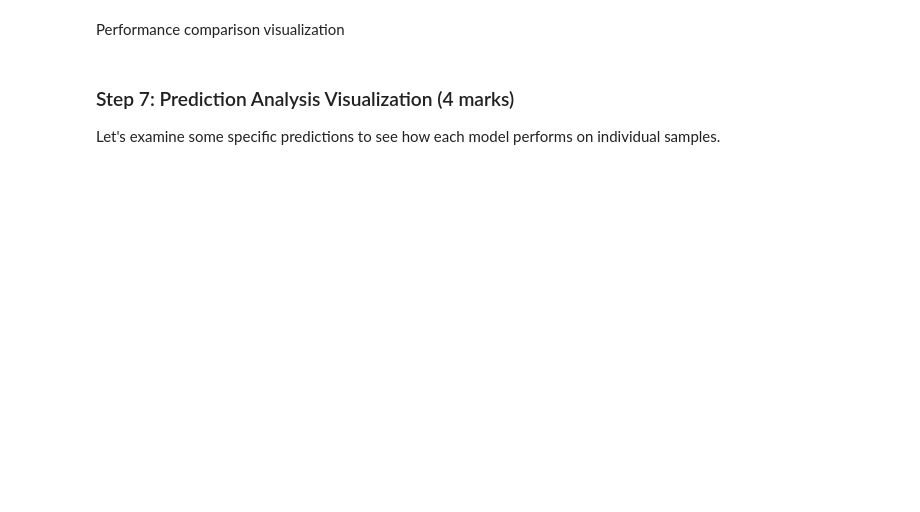
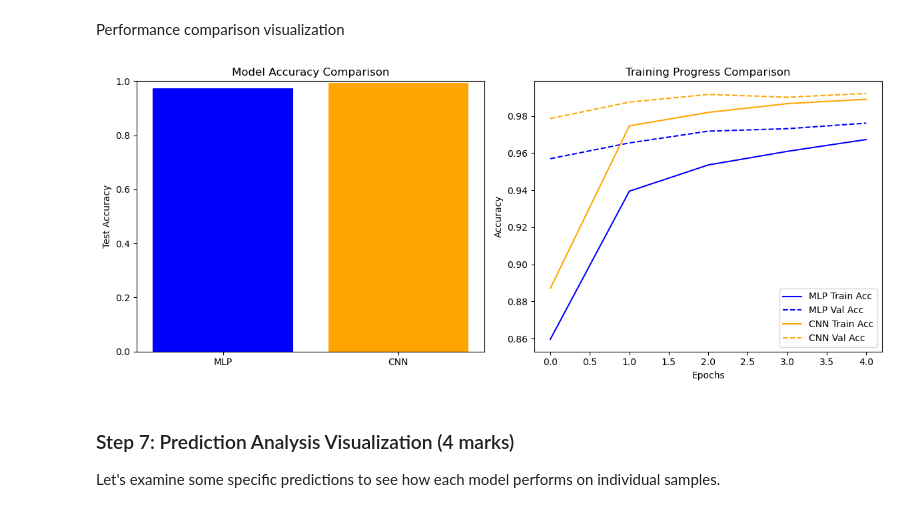
Before and after one commit to caydincleland/ENGG680_2025_Fall_group8Fork, a Jupyter notebook: assignment2/Assignment2_Upload.ipynb, the cells around one changed output. Saved outputs shown, nothing was run; the diff lists cells and outputs as text; code cells hidden in the pictures; blank space fills up the shorter version.

```diff
--- a/assignment2/Assignment2_Upload.ipynb
+++ b/assignment2/Assignment2_Upload.ipynb
@@ -1385,13 +1411,13 @@ print("MLP Model created")
 # %%
 # EPOCHS: Number of complete passes through entire training dataset, use 5 epochs
 # (0.5 marks)
-EPOCHS =
+EPOCHS = 5
 
 # BATCH_SIZE: Number of samples processed before updating model weights
 # Larger batch = more stable gradients but more memory usage
 # Use 128 as batch size
 # (0.5 marks)
-BATCH_SIZE =
+BATCH_SIZE = 128
 
 # Train MLP model using mlp_model we compile.
 # Use 10% of training data for validation, validation_split=0.1
@@ -1476,6 +1513,12 @@ print("CNN Model created")
 # %%
 # Train CNN model using cnn_model we compile, same parameters as MLP
 # (1 marks)
-cnn_history =
+cnn_history = cnn_model.fit(
+    X_train_normalized, y_train_categorical,
+    epochs=EPOCHS,
+    batch_size=BATCH_SIZE,
+    validation_split=0.1,
+    verbose=0
+)
 
 print("CNN training completed")
@@ -1490,14 +1535,20 @@ Using .predict(), .evaluate() functions as we used in part2
 # Get test loss and accuracy, make predictions, convert probabilities to class labels
 
 # your code here for mlp (1.5 marks)
+mlp_test_loss, mlp_test_accuracy = mlp_model.evaluate(X_test_normalized, y_test_categorical, verbose=0)
+mlp_predictions = mlp_model.predict(X_test_normalized)
 
 # Note: The model outputs class probabilities (softmax). We convert these to discrete class labels by taking the index of the maximum probability (argmax).
 # These integer labels (0-9) are required for computing accuracy, building confusion matrices, and for plotting / comparing predicted vs true labels.
 mlp_predicted_classes = np.argmax(mlp_predictions, axis=1)
 
 # your code here for cnn (1.5 marks)
+cnn_test_loss, cnn_test_accuracy = cnn_model.evaluate(X_test_normalized, y_test_categorical, verbose=0)
+cnn_predictions = cnn_model.predict(X_test_normalized)
 
 # Similarly, convert CNN predicted probabilities to class labels
-
+cnn_predicted_classes = np.argmax(cnn_predictions, axis=1)
 
 # Display Results
+print(f"MLP Test Accuracy: {mlp_test_accuracy:.4f}, Test Loss: {mlp_test_loss:.4f}")
+print(f"CNN Test Accuracy: {cnn_test_accuracy:.4f}, Test Loss: {cnn_test_loss:.4f}")
@@ -1506,12 +1562,33 @@ Performance comparison visualization
 # %%
 # Create side-by-side bar chart for model accuracy comparison and line plot for training progress comparison
 # (1 marks)
 # put them in a single figure horizontally
 # Add titles, labels, legends for clarity
 # hint: use .history() function to get training history from the training step
-
+#bar chart for accuracy comparison
+plt.figure(figsize=(12, 5))
+plt.subplot(1, 2, 1)
+models = ['MLP', 'CNN']
+accuracies = [mlp_test_accuracy, cnn_test_accuracy]
+plt.bar(models, accuracies, color=['blue', 'orange'])
+plt.ylim(0, 1)
+plt.ylabel('Test Accuracy')
+plt.title('Model Accuracy Comparison')
+# line plot for training progress comparison
+plt.subplot(1, 2, 2)
+plt.plot(mlp_history.history['accuracy'], label='MLP Train Acc', color='blue')
+plt.plot(mlp_history.history['val_accuracy'], label='MLP Val Acc', color='blue', linestyle='--')
+plt.plot(cnn_history.history['accuracy'], label='CNN Train Acc', color='orange')
+plt.plot(cnn_history.history['val_accuracy'], label='CNN Val Acc', color='orange', linestyle='--')
+plt.xlabel('Epochs')
+plt.ylabel('Accuracy')
+plt.title('Training Progress Comparison')
+plt.legend()
+plt.tight_layout()
 
 plt.show()
+# %% [output]
+[figure, added]
 # %% [markdown]
 ### Step 7: Prediction Analysis Visualization (4 marks)
 
```
Also changed, not shown: parts of 15 cells of this notebook.
